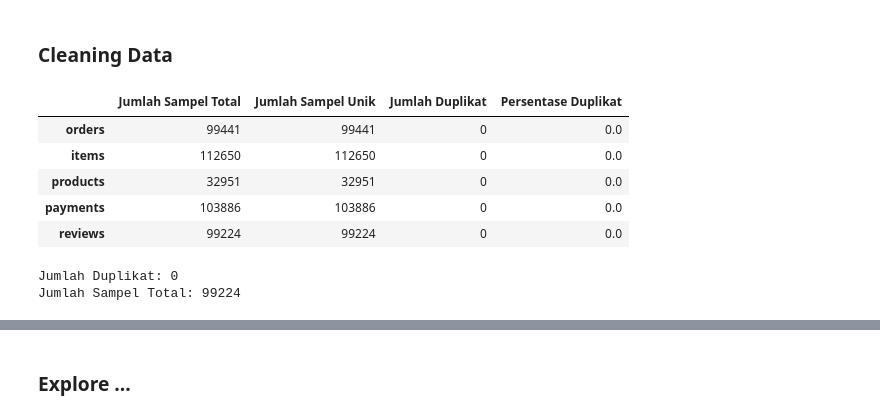
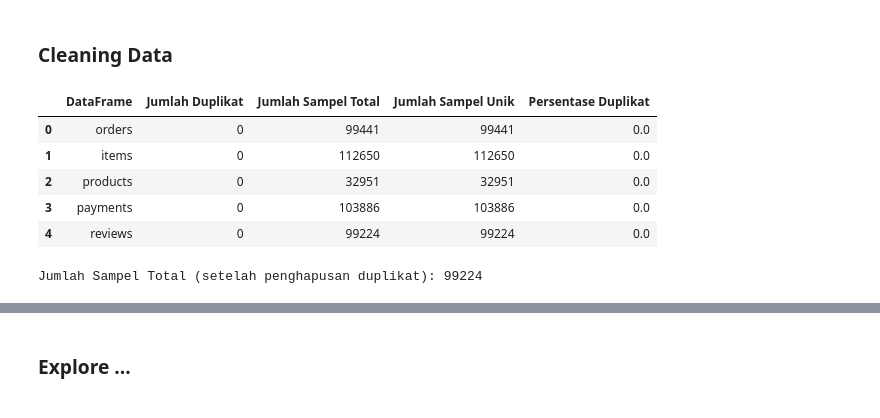
Before and after one commit to muchsaw/NgampusCoy, a Jupyter notebook: Dicoding_Proyek_Analisis_Data.ecommerce.ipynb, the cells around one changed output, grey strips where cells are left out. Saved outputs shown, nothing was run; the diff lists cells and outputs as text; code cells hidden in the pictures.

```diff
--- a/Dicoding_Proyek_Analisis_Data.ecommerce.ipynb
+++ b/Dicoding_Proyek_Analisis_Data.ecommerce.ipynb
@@ -154,43 +170,33 @@ data['category'].head()
 # %% [markdown]
 ### Cleaning Data
-# %%
-# Inisialisasi
-duplicate_counts = {}
-total_sample_counts = {}
-unique_sample_counts = {}
-duplicate_percentage = {}
-
-# Hitung duplikat, total sampel, dan sampel unik untuk setiap DataFrame
-for df_name, df in data.items():
-    duplicate_counts[df_name] = df.duplicated().sum()
-    total_sample_counts[df_name] = len(df)
-    unique_sample_counts[df_name] = len(df.drop_duplicates())
-    duplicate_percentage[df_name] = (duplicate_counts[df_name] / total_sample_counts[df_name]) * 100
-
-# Buat DataFrame dari dictionary
-duplicate_counts_df = pd.DataFrame.from_dict(duplicate_counts, orient='index', columns=['Jumlah Duplikat'])
-total_sample_counts_df = pd.DataFrame.from_dict(total_sample_counts, orient='index', columns=['Jumlah Sampel Total'])
-unique_sample_counts_df = pd.DataFrame.from_dict(unique_sample_counts, orient='index', columns=['Jumlah Sampel Unik'])
-duplicate_percentage_df = pd.DataFrame.from_dict(duplicate_percentage, orient='index', columns=['Persentase Duplikat'])
-
-# Gabungkan DataFrame
-result_df = pd.concat([total_sample_counts_df, unique_sample_counts_df, duplicate_counts_df, duplicate_percentage_df], axis=1)
-
-result_df.head()
-# %% [output]
-|  | Jumlah Sampel Total | Jumlah Sampel Unik | Jumlah Duplikat | Persentase Duplikat |
-| orders | 99441 | 99441 | 0 | 0.0 |
-| items | 112650 | 112650 | 0 | 0.0 |
-| products | 32951 | 32951 | 0 | 0.0 |
-| payments | 103886 | 103886 | 0 | 0.0 |
-| reviews | 99224 | 99224 | 0 | 0.0 |
+# %%
+# List comprehension untuk menghitung informasi duplikat untuk setiap DataFrame
+duplicate_info = [[df_name,
+                   df.duplicated().sum(),
+                   len(df),
+                   len(df.drop_duplicates()),
+                   (df.duplicated().sum() / len(df)) * 100]
+                  for df_name, df in data.items()]
+
+# Membuat DataFrame langsung dari list comprehension
+result_df = pd.DataFrame(duplicate_info,
+                         columns=['DataFrame', 'Jumlah Duplikat', 'Jumlah Sampel Total',
+                                  'Jumlah Sampel Unik', 'Persentase Duplikat'])
+
+# Menampilkan DataFrame
+result_df.head()
+# %% [output]
+|  | DataFrame | Jumlah Duplikat | Jumlah Sampel Total | Jumlah Sampel Unik | Persentase Duplikat |
+| 0 | orders | 0 | 99441 | 99441 | 0.0 |
+| 1 | items | 0 | 112650 | 112650 | 0.0 |
+| 2 | products | 0 | 32951 | 32951 | 0.0 |
+| 3 | payments | 0 | 103886 | 103886 | 0.0 |
+| 4 | reviews | 0 | 99224 | 99224 | 0.0 |
 # %%
-#Hapus duplikat dan hitung ulang:
+# Hapus duplikat
 data['reviews'] = data['reviews'].drop_duplicates()
-duplicate_counts['reviews'] = data['reviews'].duplicated().sum()
-total_sample_counts['reviews'] = len(data['reviews'])
-print(f"Jumlah Duplikat: {duplicate_counts['reviews']}")
-print(f"Jumlah Sampel Total: {total_sample_counts['reviews']}")
+
+# Tampilkan jumlah sampel setelah penghapusan duplikat
+print(f"Jumlah Sampel Total (setelah penghapusan duplikat): {len(data['reviews'])}")
 # %% [output]
-Jumlah Duplikat: 0
-Jumlah Sampel Total: 99224
+Jumlah Sampel Total (setelah penghapusan duplikat): 99224
```
Also changed, not shown: parts of 46 cells of this notebook.
